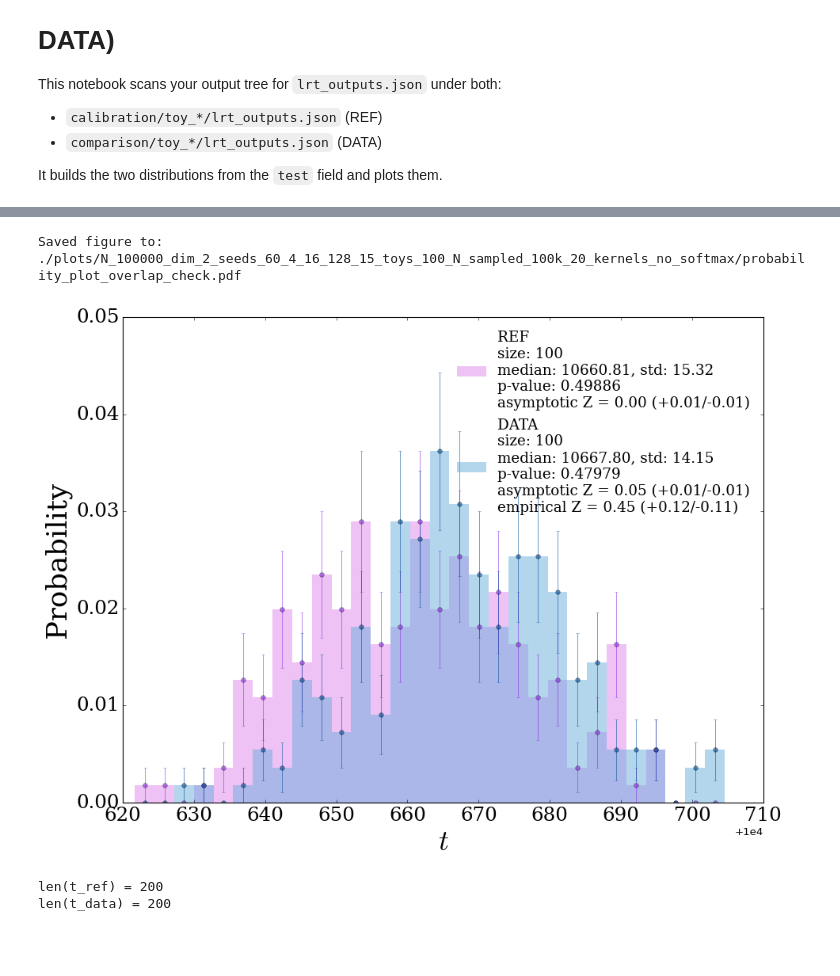
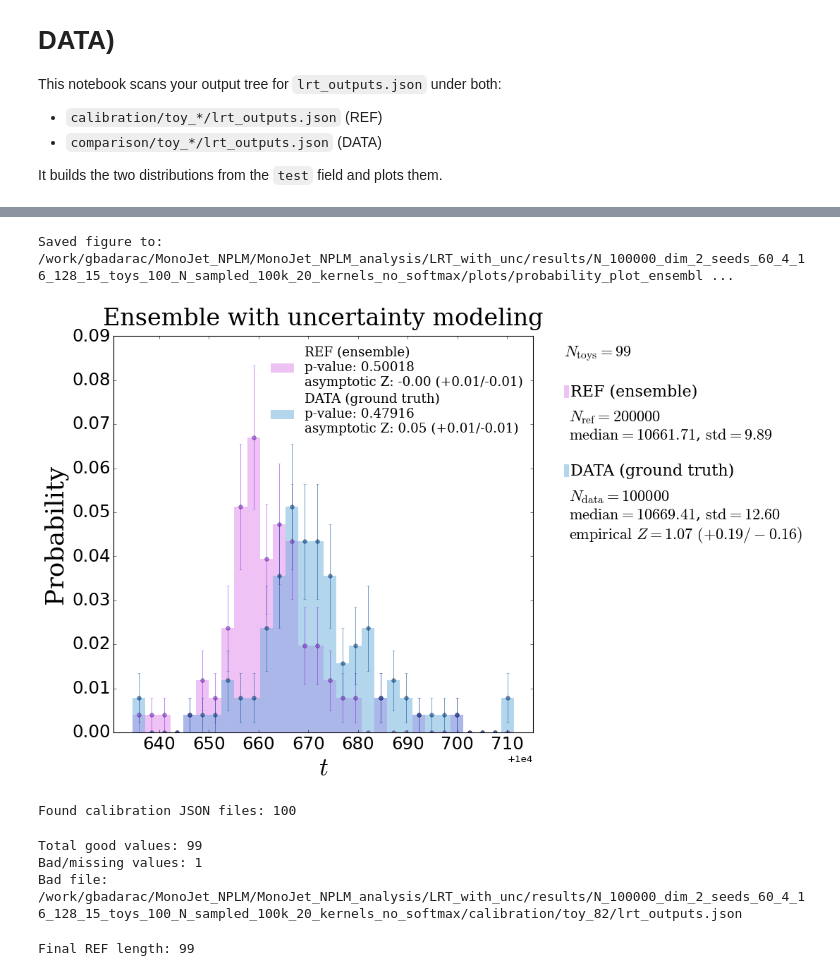
Before and after one commit to gbadarac/MonoJet_NPLM_analysis, a Jupyter notebook: LRT_with_unc/analyse_LRT.ipynb, the cells around one changed output, grey strips where cells are left out. Cells and saved outputs as stored; diff of their text form; code cells hidden in the pictures; blank space fills up the shorter version.

Commit message:
plot for ensemble+unc

```diff
--- a/LRT_with_unc/analyse_LRT.ipynb
+++ b/LRT_with_unc/analyse_LRT.ipynb
@@ -431,33 +338,65 @@ def plot_2distribution_overlap_new(
 # %%
 if __name__ == "__main__":
-    import numpy as np
+    t_ref = _collect_mode_tests(BASE_DIR, "calibration")
+    t_data = _collect_mode_tests(BASE_DIR, "comparison")
 
-    # Example toys (replace with your collect function)
-    np.random.seed(0)
-    t_ref = np.random.normal(loc=10660, scale=15, size=200)
-    t_data = np.random.normal(loc=10670, scale=15, size=200)
+    # chi^2 dof
+    df_val = float(np.mean(t_ref)) if DF_OVERRIDE is None else int(float(DF_OVERRIDE))
 
-    FIG_DIR = "./plots/N_100000_dim_2_seeds_60_4_16_128_15_toys_100_N_sampled_100k_20_kernels_no_softmax/"
     os.makedirs(FIG_DIR, exist_ok=True)
 
-    plot_2distribution_overlap_new(
-        t_ref, t_data,
+    # declare the totals you want shown in the side panel
+    N_REF_TOTAL  = 200000
+    N_DATA_TOTAL = 100000
+
+    plot_2distribution_like_example(
+        t_ref, t_data, df_val,
         output_path=FIG_DIR,
-        nbins=30,
+        xmin=XMIN, xmax=XMAX, ymax=YMAX, nbins=NBINS,
         save=True,
-        label1='REF',
-        label2='DATA',
-
-        save_name='probability_plot_overlap_check',
-        print_Zscore=True,
-        show_expectation=True   # gray ±1σ band for chi2 expectation
+        label1='REF (ensemble)',
+        label2='DATA (ground truth)',
+        save_name='probability_plot_ensemble_uq',
+        print_Zscore=PRINT_Z,
+        title='Ensemble with uncertainty modeling',
+        N_ref=N_REF_TOTAL, N_data=N_DATA_TOTAL
     )
 # %% [output]
-Saved figure to: ./plots/N_100000_dim_2_seeds_60_4_16_128_15_toys_100_N_sampled_100k_20_kernels_no_softmax/probability_plot_overlap_check.pdf
+Saved figure to: /work/gbadarac/MonoJet_NPLM/MonoJet_NPLM_analysis/LRT_with_unc/results/N_100000_dim_2_seeds_60_4_16_128_15_toys_100_N_sampled_100k_20_kernels_no_softmax/plots/probability_plot_ensembl ...
-[figure, old version]
+[figure, new version]
-# %%
-print("len(t_ref) =", len(t_ref))
-print("len(t_data) =", len(t_data))
-# %% [output]
-len(t_ref) = 200
-len(t_data) = 200
+# %%
+import glob, os
+
+calib_files = sorted(glob.glob(os.path.join(BASE_DIR, "calibration", "toy_*", "lrt_outputs.json")))
+print("Found calibration JSON files:", len(calib_files))
+# %% [output]
+Found calibration JSON files: 100
+# %%
+bad_files = []
+tests = []
+for fp in calib_files:
+    with open(fp, "r") as f:
+        obj = json.load(f)
+    t = obj.get("test")
+    try:
+        val = float(np.nansum(np.asarray(t, dtype=float))) if not isinstance(t, (int,float)) else float(t)
+    except Exception:
+        val = float("nan")
+    if not np.isfinite(val):
+        bad_files.append(fp)
+    else:
+        tests.append(val)
+
+print("Total good values:", len(tests))
+print("Bad/missing values:", len(bad_files))
+for bf in bad_files:
+    print("Bad file:", bf)
+# %% [output]
+Total good values: 99
+Bad/missing values: 1
+Bad file: /work/gbadarac/MonoJet_NPLM/MonoJet_NPLM_analysis/LRT_with_unc/results/N_100000_dim_2_seeds_60_4_16_128_15_toys_100_N_sampled_100k_20_kernels_no_softmax/calibration/toy_82/lrt_outputs.json
+# %%
+t_ref = np.asarray(tests, float)
+print("Final REF length:", len(t_ref))
+# %% [output]
+Final REF length: 99
```
Also changed, not shown: parts of 4 cells of this notebook, 1 other file.
